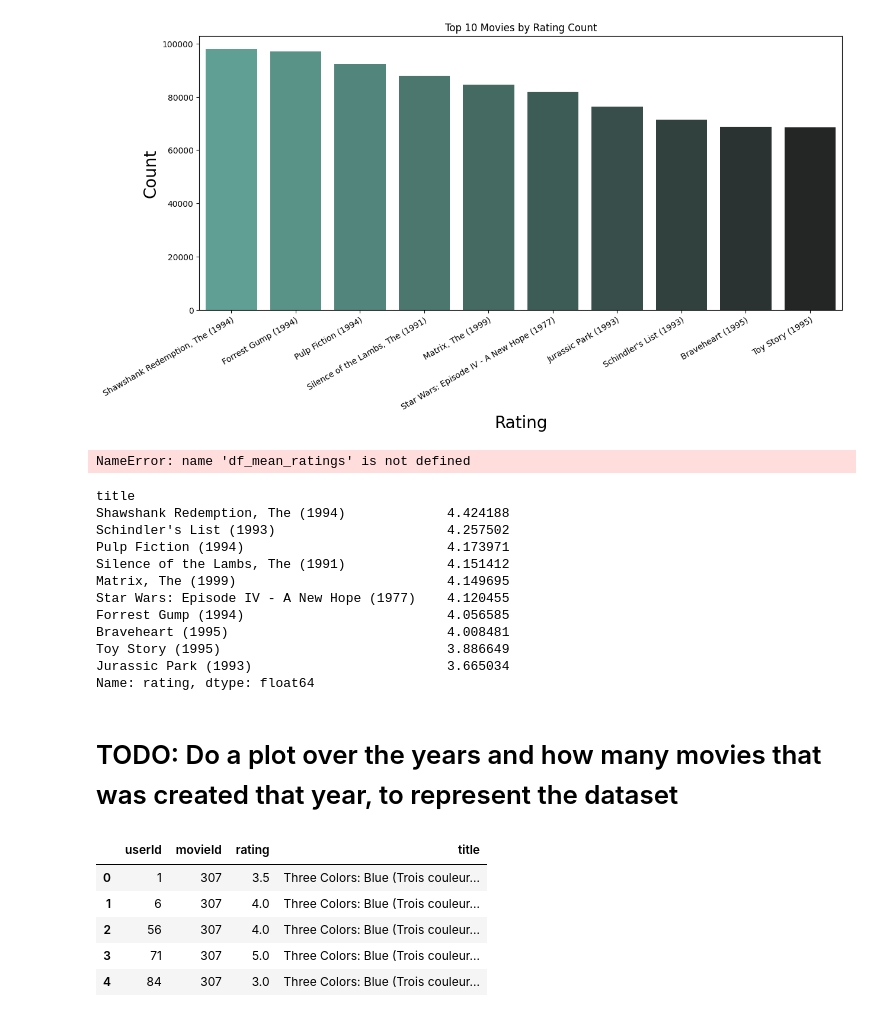
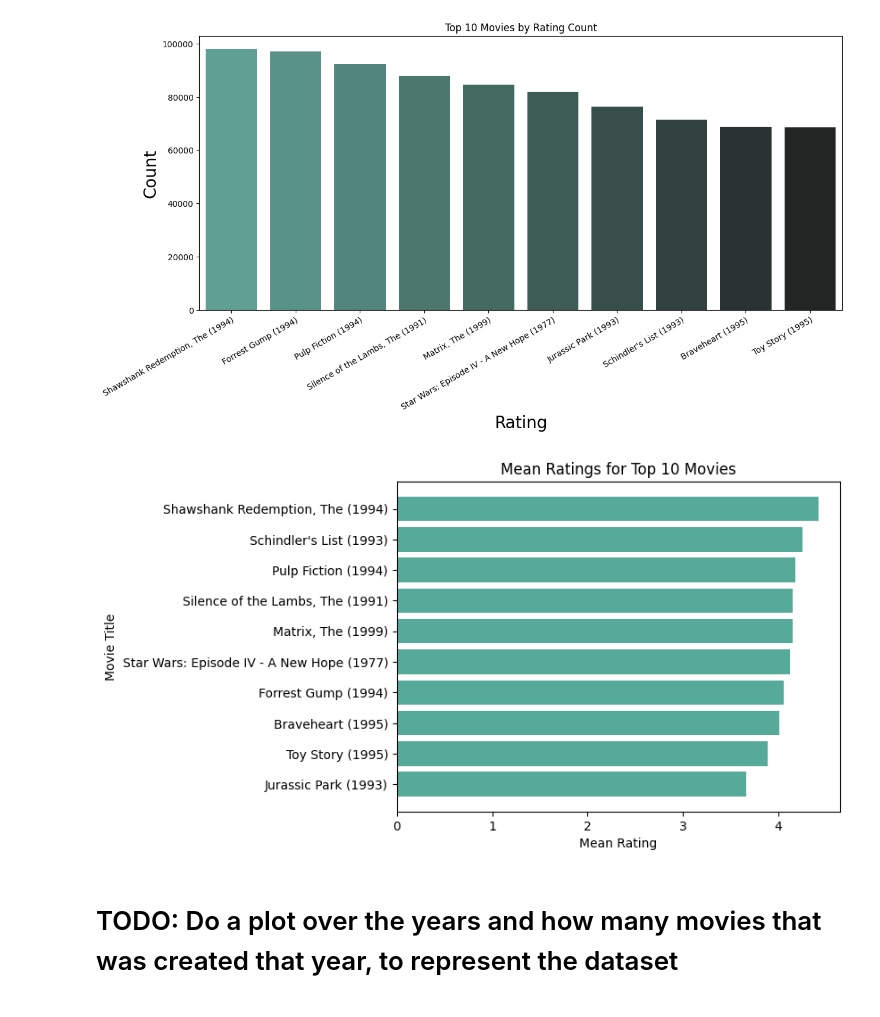
Before and after one commit to JoelOscarsson/Machine-Learning, a Jupyter notebook: Projects/Recommender-System.ipynb, the cells around one changed output. Drawn from its saved outputs; the diff is of its cells as text; code cells hidden in the pictures.

Commit message:
lab plotting

```diff
--- a/Projects/Recommender-System.ipynb
+++ b/Projects/Recommender-System.ipynb
@@ -165,67 +165,21 @@ plt.show()
 # %% [output]
 [figure]
 # %%
-
-df_cleaned_list
-
-def calculate_mean_ratings(df_cleaned_list, movie_list):
-    # filter the dataframe to include only the movies in the movie_list
-    df_movies = df_cleaned_list[df_cleaned_list['title'].isin(movie_list)]
-
-    # calculate the mean rating for each movie
-    df_mean_ratings = df_movies.groupby('title')['rating'].mean()
-
-    # # sort the mean ratings in descending order
-    # df_mean_ratings = df_mean_ratings.sort_values(ascending=True)
-
-    return df_mean_ratings, df_movies
-
-
-# sort the mean ratings in descending order why isn't it taking the function?
+df_mean_ratings = df_cleaned_list[df_cleaned_list['title'].isin(df_top10_ratings.index)].groupby('title')['rating'].mean()
 df_mean_ratings_sorted = df_mean_ratings.sort_values(ascending=True)
 
 color = '#5A9'
 
 # create a horizontal bar plot of the mean ratings
 plt.barh(df_mean_ratings_sorted.index, df_mean_ratings_sorted.values, color=color)
-
 # set the title and labels for the plot
 plt.title('Mean Ratings for Top 10 Movies')
 plt.xlabel('Mean Rating')
 plt.ylabel('Movie Title')
 
 # display the plot
 plt.show()
 # %% [output]
-NameError: name 'df_mean_ratings' is not defined
+[figure, added]
-# %%
-# TODO: Calculate the mean rating for the top10 with THE MOST ratings, and plot
-
-df_cleaned_list = df_merged.drop(["timestamp", "genres"], axis=1)
-
-df_mean_ratings = df_cleaned_list[df_cleaned_list['title'].isin(df_top10_ratings.index)].groupby('title')['rating'].mean()
-df_mean_ratings.sort_values(ascending=False)
-# %% [output]
-title
-Shawshank Redemption, The (1994)             4.424188
-Schindler's List (1993)                      4.257502
-Pulp Fiction (1994)                          4.173971
-Silence of the Lambs, The (1991)             4.151412
-Matrix, The (1999)                           4.149695
-Star Wars: Episode IV - A New Hope (1977)    4.120455
-Forrest Gump (1994)                          4.056585
-Braveheart (1995)                            4.008481
-Toy Story (1995)                             3.886649
-Jurassic Park (1993)                         3.665034
-Name: rating, dtype: float64
 # %% [markdown]
 # TODO: Do a plot over the years and how many movies that was created that year, to represent the dataset
-# %%
-df_cleaned_list.head()
-# %% [output]
-|  | userId | movieId | rating | title |
-| 0 | 1 | 307 | 3.5 | Three Colors: Blue (Trois couleur... |
-| 1 | 6 | 307 | 4.0 | Three Colors: Blue (Trois couleur... |
-| 2 | 56 | 307 | 4.0 | Three Colors: Blue (Trois couleur... |
-| 3 | 71 | 307 | 5.0 | Three Colors: Blue (Trois couleur... |
-| 4 | 84 | 307 | 3.0 | Three Colors: Blue (Trois couleur... |
```
Also changed, not shown: parts of 4 cells of this notebook.
